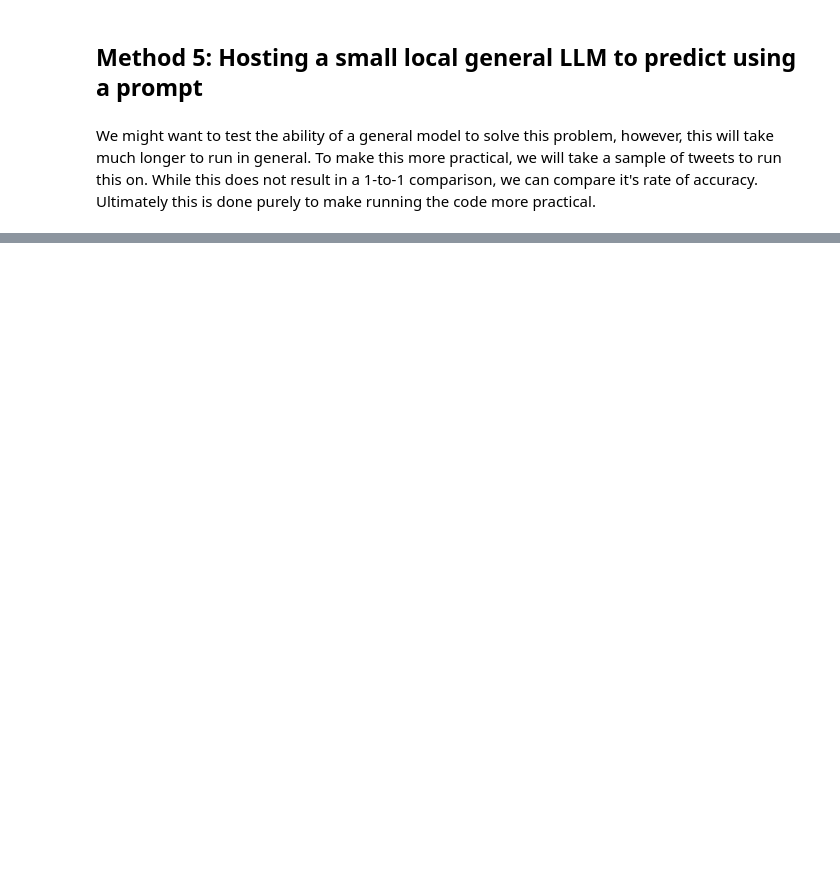
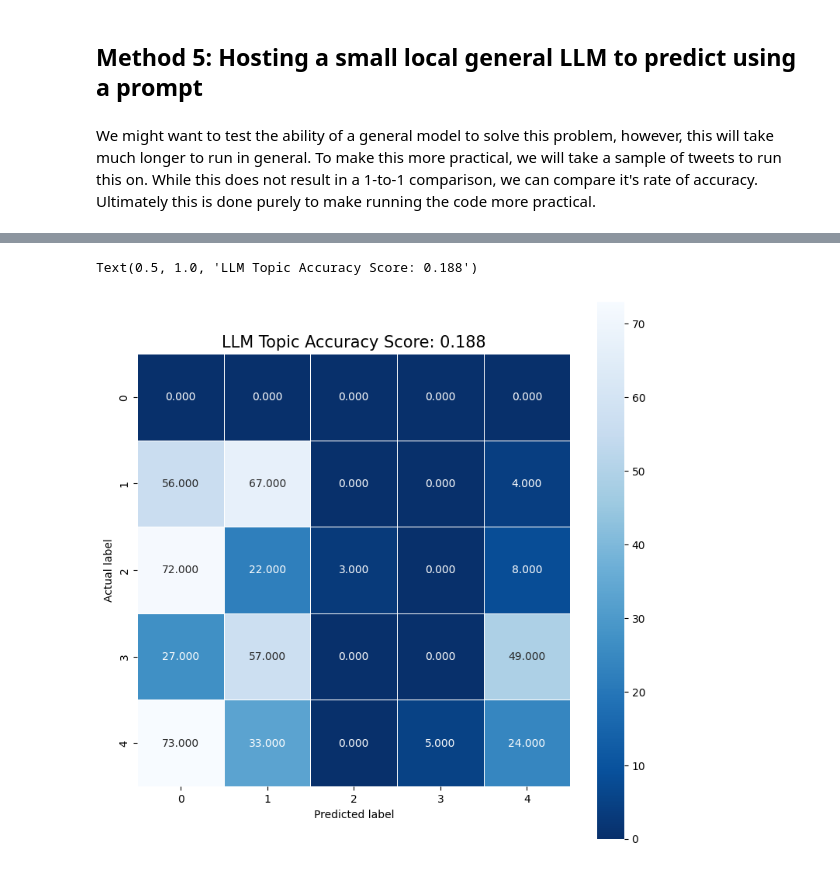
Before and after one commit to danield2255/topic-classification-methods-experiment, a Jupyter notebook: multi_class_text_classification_experiment.ipynb, the cells around one changed output, grey strips where cells are left out. Drawn from its saved outputs; the diff is of its cells as text; code cells hidden in the pictures; blank space fills up the shorter version.

```diff
--- a/multi_class_text_classification_experiment.ipynb
+++ b/multi_class_text_classification_experiment.ipynb
@@ -382,7 +332,7 @@ We see a significant improvement when using a pre-trained model that has already
 # %% [markdown]
 We might want to test the ability of a general model to solve this problem, however, this will take much longer to run in general. To make this more practical, we will take a sample of tweets to run this on. While this does not result in a 1-to-1 comparison, we can compare it's rate of accuracy. Ultimately this is done purely to make running the code more practical.
 # %%
-sampled_tweets = val_df.sample(100, random_state=42)
+sampled_articles = val_df.sample(500, random_state=1234)
 # %%
 tokenizer = AutoTokenizer.from_pretrained("Qwen/Qwen2.5-1.5B-Instruct")
 model = AutoModelForCausalLM.from_pretrained(
@@ -395,7 +348,7 @@ print("Model loaded!")
 # %%
-def classify_tweet(tweet):
+def classify_news(text):
     messages = [
-        {"role": "user", "content": f"Classify the sentiment of this tweet as exactly one word, either 'positive' or 'negative'.\n\nTweet: {tweet}"}
+        {"role": "user", "content": f"Classify the topic of this news article with one word based on what it is about, either 'world', 'sports', 'sci/tech', or 'business'.\n\nArticle: {text}"}
     ]
     prompt = tokenizer.apply_chat_template(messages, tokenize=False, add_generation_prompt=True)
     inputs = tokenizer(prompt, return_tensors="pt").to(model.device)
@@ -407,6 +360,6 @@ def classify_tweet(tweet):
         )
     new_tokens = output_ids[0][inputs["input_ids"].shape[-1]:]
     response = tokenizer.decode(new_tokens, skip_special_tokens=True).strip().lower()
-    return 1 if "positive" in response else 0 if "negative" in response else f"unknown ('{response}')"
+    return 1 if "world" in response else 2 if "sports" in response else 3 if "sci/tech" in response else 4 if "business" in response else 0
 # %%
-y_pred_tinyllama = [classify_tweet(tweet) for tweet in sampled_tweets['tweet_clean']]
+y_pred_llm = [classify_news(article) for article in sampled_articles['text']]
@@ -456,0 +407,12 @@ In the future we could iterate on this idea if we were able to assign the LLM to
+# %%
+conf_matrix = confusion_matrix(sampled_articles['label'], y_pred_llm)
+acc = accuracy_score(sampled_articles['label'], y_pred_llm)
+plt.figure(figsize=(9,9))
+sns.heatmap(conf_matrix, annot=True, fmt=".3f", linewidths=.5, square = True, cmap = 'Blues_r')
+plt.ylabel('Actual label')
+plt.xlabel('Predicted label')
+title = 'LLM Topic Accuracy Score: {0}'.format(acc)
+plt.title(title, size = 15)
+# %% [output]
+Text(0.5, 1.0, 'LLM Topic Accuracy Score: 0.188')
+[figure, added]
```
Also changed, not shown: parts of 23 cells of this notebook.
